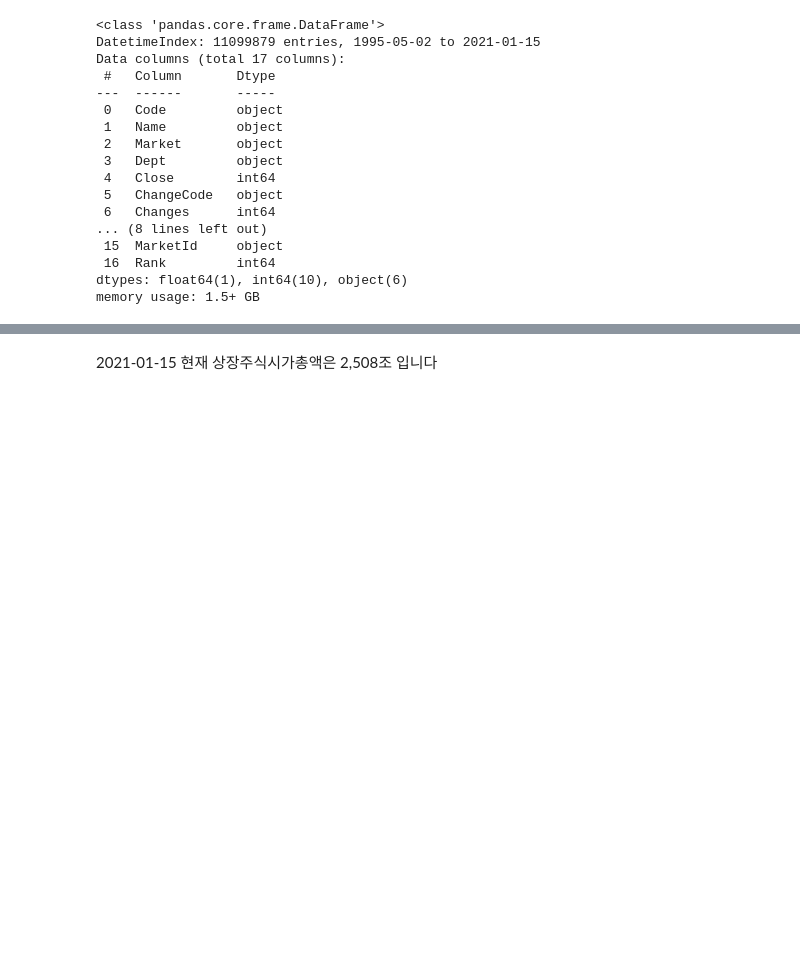
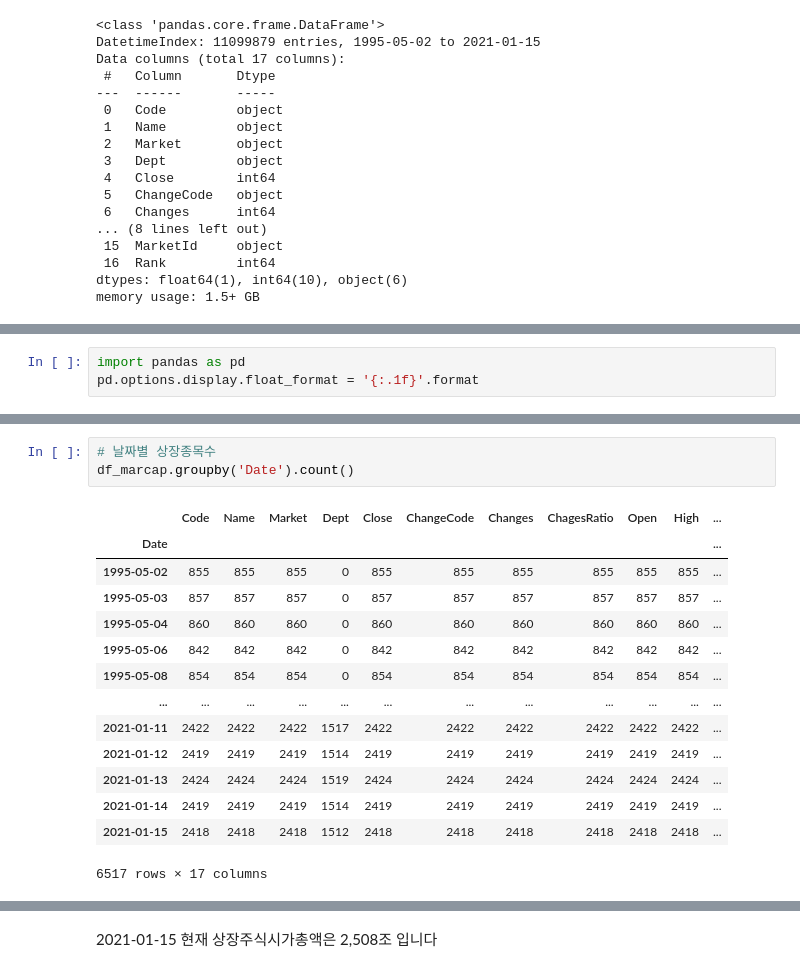
Before and after one commit to FinanceData/marcap, a Jupyter notebook: marcap-tutorial-01-reading-data.ipynb, the cells around one changed output, grey strips where cells are left out. Saved outputs shown, nothing was run; the diff lists cells and outputs as text; blank space fills up the shorter version.

```diff
--- a/marcap-tutorial-01-reading-data.ipynb
+++ b/marcap-tutorial-01-reading-data.ipynb
@@ -286 +382,4 @@ memory usage: 1.5+ GB
+# %%
+import pandas as pd
+pd.options.display.float_format = '{:.1f}'.format
 # %% [markdown]
@@ -307 +391,19 @@ df_marcap
+# %%
+# 날짜별 상장종목수
+df_marcap.groupby('Date').count()
+# %% [output]
+|  | Code | Name | Market | Dept | Close | ChangeCode | Changes | ChagesRatio | Open | High | ... |
+| Date |  |  |  |  |  |  |  |  |  |  | ... |
+| 1995-05-02 | 855 | 855 | 855 | 0 | 855 | 855 | 855 | 855 | 855 | 855 | ... |
+| 1995-05-03 | 857 | 857 | 857 | 0 | 857 | 857 | 857 | 857 | 857 | 857 | ... |
+| 1995-05-04 | 860 | 860 | 860 | 0 | 860 | 860 | 860 | 860 | 860 | 860 | ... |
+| 1995-05-06 | 842 | 842 | 842 | 0 | 842 | 842 | 842 | 842 | 842 | 842 | ... |
+| 1995-05-08 | 854 | 854 | 854 | 0 | 854 | 854 | 854 | 854 | 854 | 854 | ... |
+| ... | ... | ... | ... | ... | ... | ... | ... | ... | ... | ... | ... |
+| 2021-01-11 | 2422 | 2422 | 2422 | 1517 | 2422 | 2422 | 2422 | 2422 | 2422 | 2422 | ... |
+| 2021-01-12 | 2419 | 2419 | 2419 | 1514 | 2419 | 2419 | 2419 | 2419 | 2419 | 2419 | ... |
+| 2021-01-13 | 2424 | 2424 | 2424 | 1519 | 2424 | 2424 | 2424 | 2424 | 2424 | 2424 | ... |
+| 2021-01-14 | 2419 | 2419 | 2419 | 1514 | 2419 | 2419 | 2419 | 2419 | 2419 | 2419 | ... |
+| 2021-01-15 | 2418 | 2418 | 2418 | 1512 | 2418 | 2418 | 2418 | 2418 | 2418 | 2418 | ... |
+6517 rows × 17 columns
 # %%
```
Also changed, not shown: parts of 79 cells of this notebook, 1 other file.
